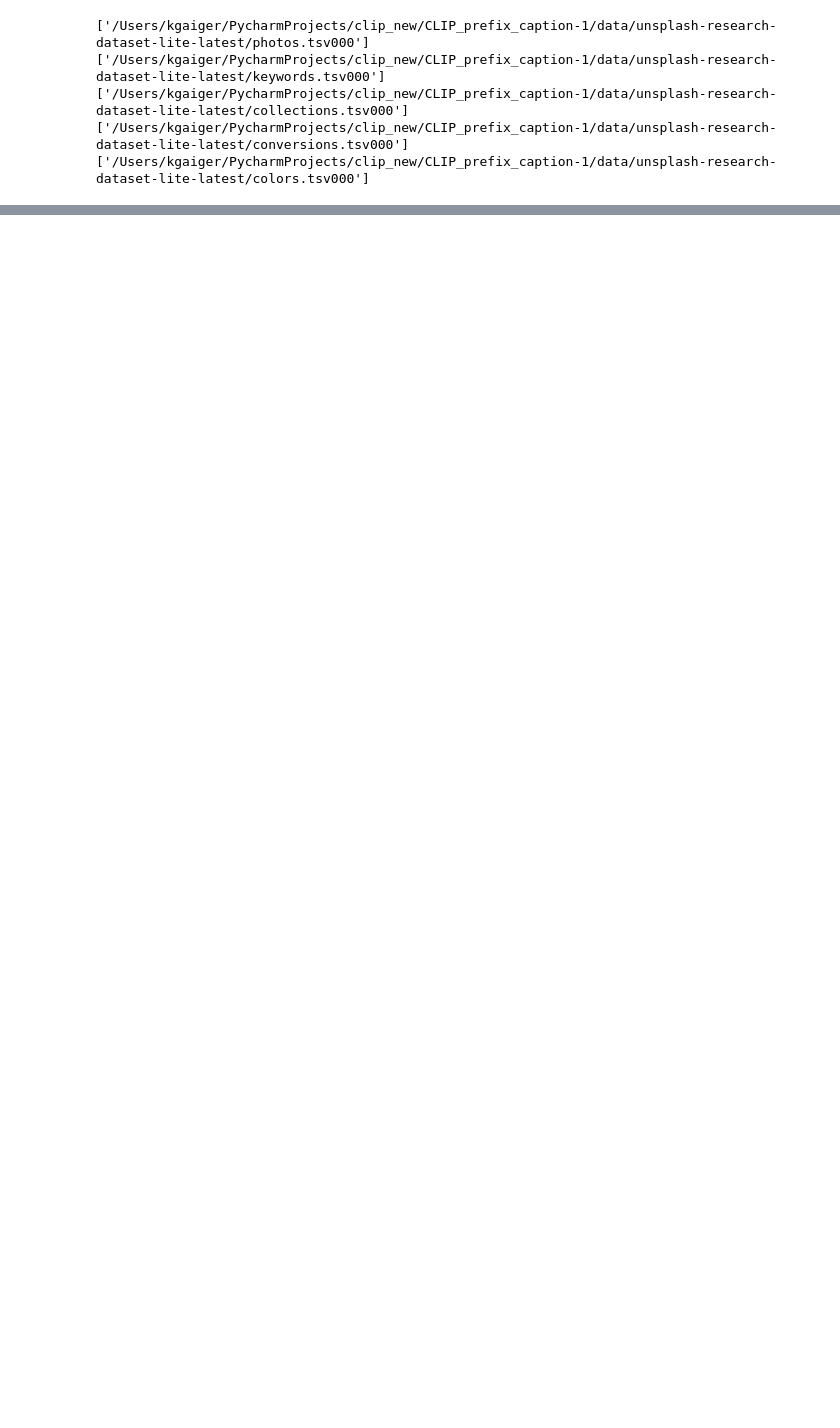
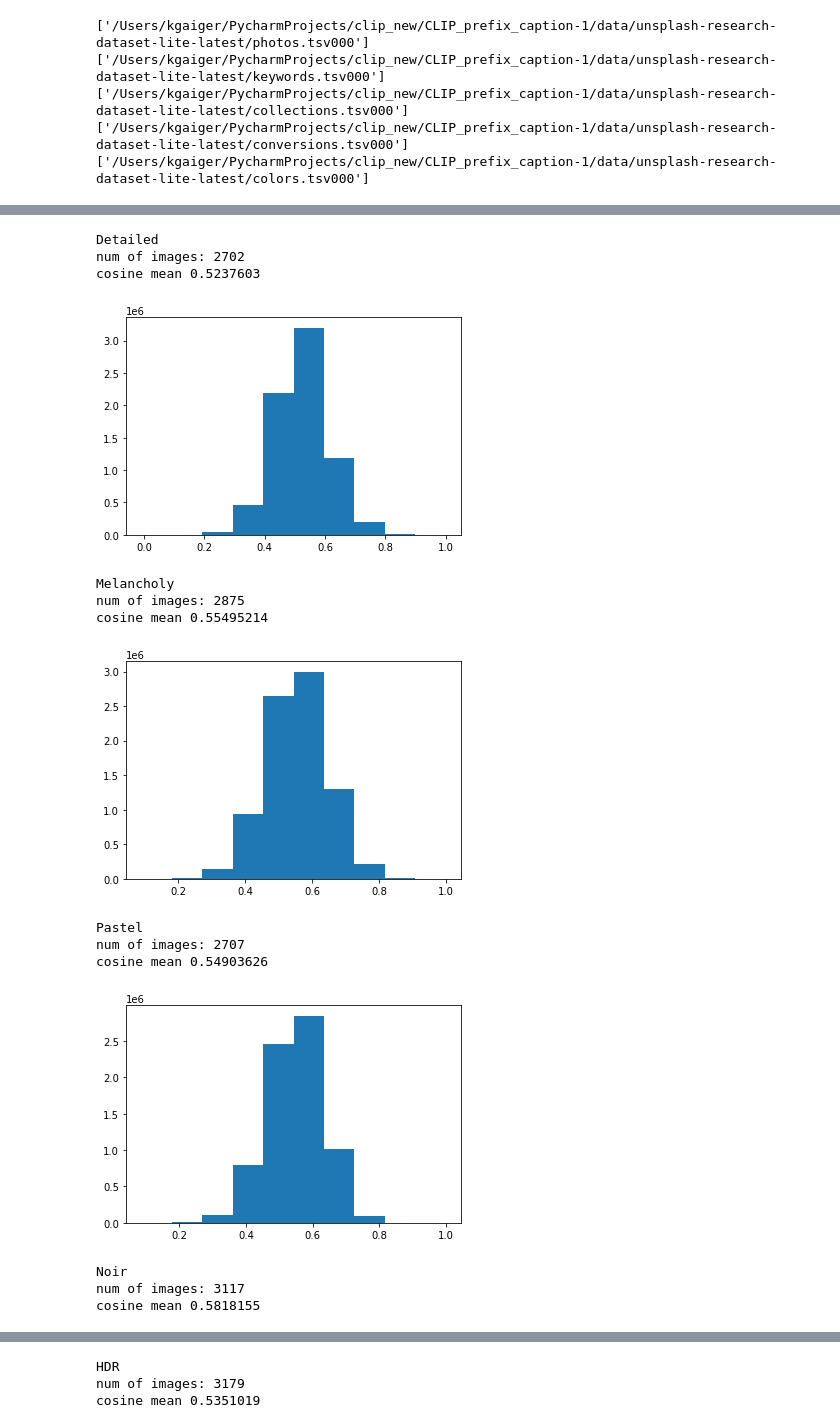
Before and after one commit to kerengaiger/CLIP_prefix_caption-1, a Jupyter notebook: notebooks/clip_style_detection.ipynb, the cells around one changed output, grey strips where cells are left out. Saved outputs shown, nothing was run; the diff lists cells and outputs as text; code cells hidden in the pictures; blank space fills up the shorter version.

```diff
--- a/notebooks/clip_style_detection.ipynb
+++ b/notebooks/clip_style_detection.ipynb
@@ -204,0 +264,11 @@ plt.show()
+# %%
+flickr_data = flickr_data[flickr_data['style_emb'].notnull()]
+flickr_data['style_emb'] = flickr_data.apply(lambda row: np.frombuffer(row['style_emb'], dtype='float32'), axis=1)
+# %%
+flickr_data = flickr_data[flickr_data['caption_emb'].notnull()]
+flickr_data['caption_emb'] = flickr_data.apply(lambda row: np.frombuffer(row['caption_emb'], dtype='float32'), axis=1)
+# %%
+labels_to_styles = {11:'Bokeh',9:'Bright',16:'Depth of Field',0:'Detailed',14:'Ethereal',
+17:'Geometric Composition',10:'Hazy',4:'HDR',7:'Horror',6:'Long Exposure',15:'Macro' ,
+1:'Melancholy',18:'Minimal',3:'Noir',19:'Romantic',12:'Serene',2:'Pastel',8:'Sunny',
+13:'Texture',5:'Vintage' }
@@ -204,0 +308,26 @@ plt.show()
+# %%
+style_cos_sims = []
+for style in flickr_data.label.unique():
+    print(labels_to_styles[style])
+    print('num of images:',flickr_data[flickr_data['label']==style].shape[0])
+    cos_sim_style = cosine_similarity(np.stack(flickr_data[flickr_data['label']==style]['style_emb'].values))
+    print('cosine mean',cos_sim_style.mean())
+    style_cos_sims.append(cos_sim_style.mean())
+    plt.hist(cos_sim_style.flatten())
+    plt.show()
+# %% [output]
+Detailed
+num of images: 2702
+cosine mean 0.5237603
+[figure, added]
+Melancholy
+num of images: 2875
+cosine mean 0.55495214
+[figure, added]
+Pastel
+num of images: 2707
+cosine mean 0.54903626
+[figure, added]
+Noir
+num of images: 3117
+cosine mean 0.5818155
@@ -204,0 +335,3 @@ plt.show()
+HDR
+num of images: 3179
+cosine mean 0.5351019
```
Also changed, not shown: parts of 55 cells of this notebook, 1 other file.
